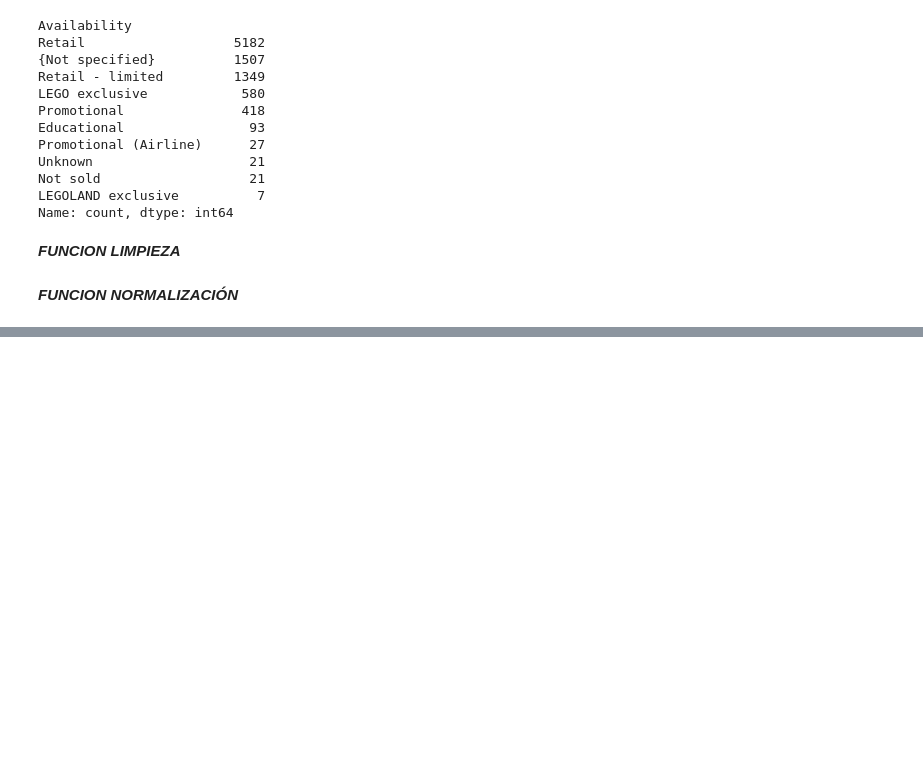
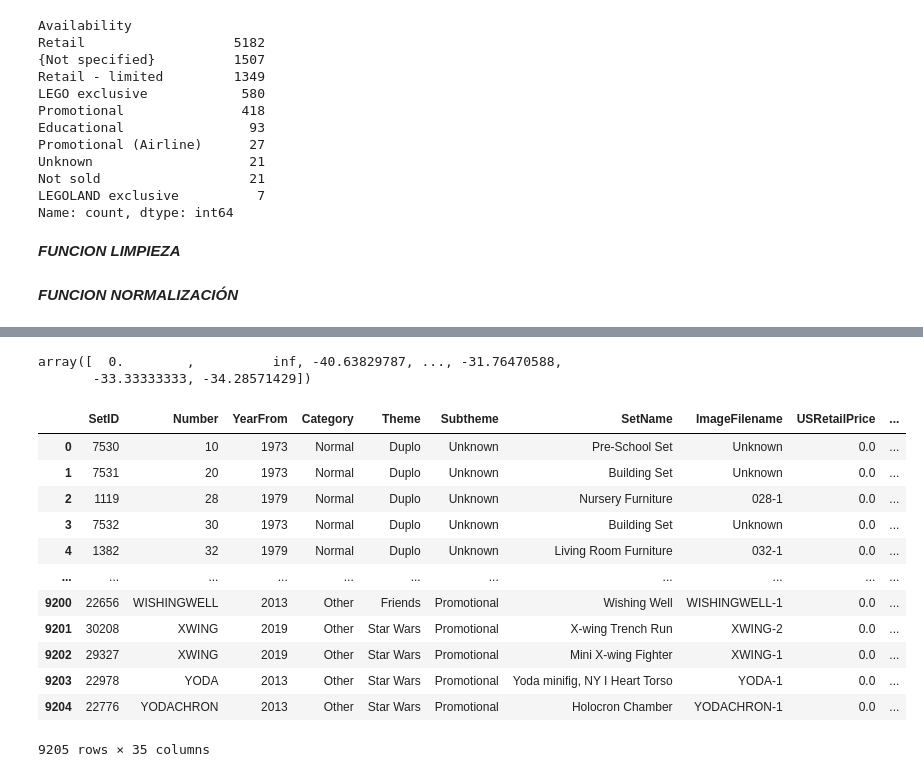
Before and after one commit to luismrtnzgl/ironbrick, a Jupyter notebook: 01_Data_Cleaning/01_Data_cleaning.ipynb, the cells around one changed output, grey strips where cells are left out. Saved outputs shown, nothing was run; the diff lists cells and outputs as text; code cells hidden in the pictures; blank space fills up the shorter version.

```diff
--- a/01_Data_Cleaning/01_Data_cleaning.ipynb
+++ b/01_Data_Cleaning/01_Data_cleaning.ipynb
@@ -243,0 +294,13 @@ def normalizar_df_lego(df):
+# %%
+#Creo una columna para indicar si el tamaño del set es pequeño, mediano o grande
+size_conditions = [
+    (df_lego['Pieces'] < 250),
+    (df_lego['Pieces'].between(250, 1000)),
+    (df_lego['Pieces'] > 1000)
+]
+size_labels = ['Small', 'Medium', 'Large']
+df_lego['SizeCategory'] = pd.cut(df_lego['Pieces'], bins=[0, 249, 1000, float('inf')], labels=size_labels, include_lowest=True)
+# %%
+# Definimos sets exclusivos según categorías que mejor revalorización tienen
+exclusive_themes = ['Star Wars', 'Modular Buildings', 'Ideas', 'Creator Expert', 'Harry Potter', 'Marvel Super Heroes','Ghostbusters','Icons','The Lord of the Rings','Pirates of the Caribbean','Pirates','Trains','Architecture']
+df_lego['Exclusivity'] = df_lego['Theme'].apply(lambda x: 'Exclusive' if x in exclusive_themes else 'Regular')
@@ -243,0 +309,31 @@ def normalizar_df_lego(df):
+# %%
+# Calculo ThemePopularity evitando divisiones por cero o valores infinitos
+theme_popularity = df_lego.groupby('Theme')['PriceChange'].mean().replace([np.inf, -np.inf], np.nan)
+df_lego['ThemePopularity'] = df_lego['Theme'].map(theme_popularity).fillna(0)
+# %%
+# Calculamos InvestmentScore asegurando que no haya valores inf o NaN originados por PriceChange
+df_lego['InvestmentScore'] = df_lego.apply(lambda row: (row['PriceChange'] * 0.4) +
+                                                     (row['AppreciationTrend'] * 0.3) +
+                                                     (row['ThemePopularity'] * 0.2) +
+                                                     (10 if row['Exclusivity'] == 'Exclusive' else 0), axis=1)
+# %%
+df_lego['InvestmentScore'].unique()
+# %% [output]
+array([  0.        ,          inf, -40.63829787, ..., -31.76470588,
+       -33.33333333, -34.28571429])
+# %%
+df_lego
+# %% [output]
+|  | SetID | Number | YearFrom | Category | Theme | Subtheme | SetName | ImageFilename | USRetailPrice | ... |
+| 0 | 7530 | 10 | 1973 | Normal | Duplo | Unknown | Pre-School Set | Unknown | 0.0 | ... |
+| 1 | 7531 | 20 | 1973 | Normal | Duplo | Unknown | Building Set | Unknown | 0.0 | ... |
+| 2 | 1119 | 28 | 1979 | Normal | Duplo | Unknown | Nursery Furniture | 028-1 | 0.0 | ... |
+| 3 | 7532 | 30 | 1973 | Normal | Duplo | Unknown | Building Set | Unknown | 0.0 | ... |
+| 4 | 1382 | 32 | 1979 | Normal | Duplo | Unknown | Living Room Furniture | 032-1 | 0.0 | ... |
+| ... | ... | ... | ... | ... | ... | ... | ... | ... | ... | ... |
+| 9200 | 22656 | WISHINGWELL | 2013 | Other | Friends | Promotional | Wishing Well | WISHINGWELL-1 | 0.0 | ... |
+| 9201 | 30208 | XWING | 2019 | Other | Star Wars | Promotional | X-wing Trench Run | XWING-2 | 0.0 | ... |
+| 9202 | 29327 | XWING | 2019 | Other | Star Wars | Promotional | Mini X-wing Fighter | XWING-1 | 0.0 | ... |
+| 9203 | 22978 | YODA | 2013 | Other | Star Wars | Promotional | Yoda minifig, NY I Heart Torso | YODA-1 | 0.0 | ... |
+| 9204 | 22776 | YODACHRON | 2013 | Other | Star Wars | Promotional | Holocron Chamber | YODACHRON-1 | 0.0 | ... |
+9205 rows × 35 columns
```
Also changed, not shown: parts of 17 cells of this notebook, 3 other files.
